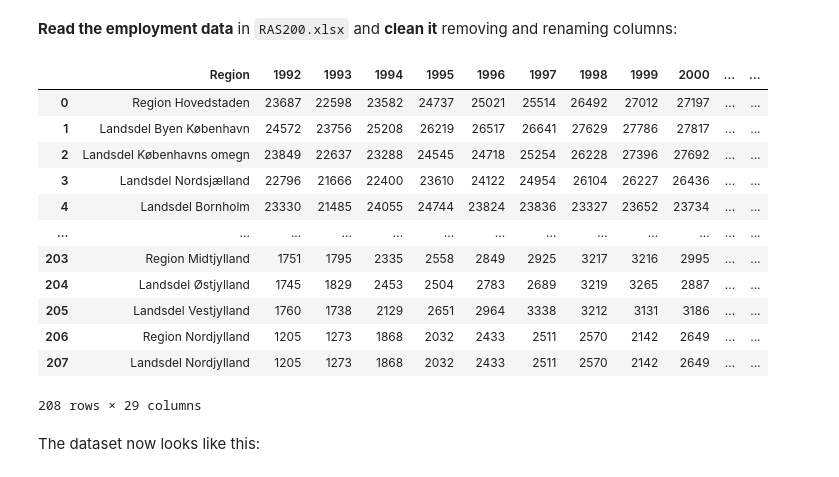
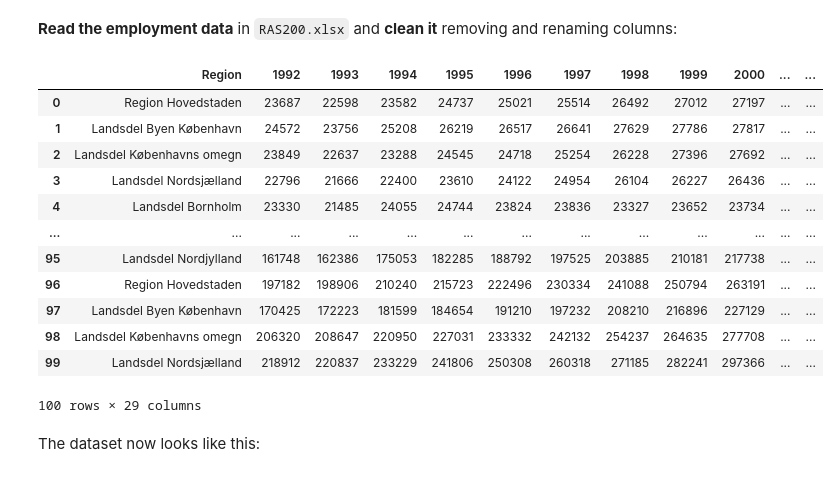
Before and after one commit to AskerNC/projects-2021-stressfaktoren, a Jupyter notebook: dataproject/dataproject.ipynb, the cells around one changed output. Drawn from its saved outputs; the diff is of its cells as text; code cells hidden in the pictures.

```diff
--- a/dataproject/dataproject.ipynb
+++ b/dataproject/dataproject.ipynb
@@ -20,7 +20,8 @@ import seaborn as sb #Graphical package
 from pylab import *
 from matplotlib.font_manager import FontProperties
 import os
-
+pd.set_option('display.max_rows', 30)
+from cycler import cycler
 
 # Local modules
 import dataproject
@@ -33,24 +34,24 @@ import dataproject
 # %%
 wage = pd.read_excel('DST wage.xlsx', skiprows=2) #load data
 wage.head() # look at data
 drop_these = ['Unnamed: ' + str(num) for num in range (4)]
 wage.drop(drop_these, axis=1, inplace=True)
 wage.rename(columns = {'Unnamed: 4' : 'Region'}, inplace=True)#change name in first column
-wage.head(1000)
+wage.head(100)
 # %% [output]
 |  | Region | 1992 | 1993 | 1994 | 1995 | 1996 | 1997 | 1998 | 1999 | 2000 | ... | ... |
 | 0 | Region Hovedstaden | 23687 | 22598 | 23582 | 24737 | 25021 | 25514 | 26492 | 27012 | 27197 | ... | ... |
 | 1 | Landsdel Byen København | 24572 | 23756 | 25208 | 26219 | 26517 | 26641 | 27629 | 27786 | 27817 | ... | ... |
 | 2 | Landsdel Københavns omegn | 23849 | 22637 | 23288 | 24545 | 24718 | 25254 | 26228 | 27396 | 27692 | ... | ... |
 | 3 | Landsdel Nordsjælland | 22796 | 21666 | 22400 | 23610 | 24122 | 24954 | 26104 | 26227 | 26436 | ... | ... |
 | 4 | Landsdel Bornholm | 23330 | 21485 | 24055 | 24744 | 23824 | 23836 | 23327 | 23652 | 23734 | ... | ... |
 | ... | ... | ... | ... | ... | ... | ... | ... | ... | ... | ... | ... | ... |
-| 203 | Region Midtjylland | 1751 | 1795 | 2335 | 2558 | 2849 | 2925 | 3217 | 3216 | 2995 | ... | ... |
-| 204 | Landsdel Østjylland | 1745 | 1829 | 2453 | 2504 | 2783 | 2689 | 3219 | 3265 | 2887 | ... | ... |
-| 205 | Landsdel Vestjylland | 1760 | 1738 | 2129 | 2651 | 2964 | 3338 | 3212 | 3131 | 3186 | ... | ... |
-| 206 | Region Nordjylland | 1205 | 1273 | 1868 | 2032 | 2433 | 2511 | 2570 | 2142 | 2649 | ... | ... |
-| 207 | Landsdel Nordjylland | 1205 | 1273 | 1868 | 2032 | 2433 | 2511 | 2570 | 2142 | 2649 | ... | ... |
+| 95 | Landsdel Nordjylland | 161748 | 162386 | 175053 | 182285 | 188792 | 197525 | 203885 | 210181 | 217738 | ... | ... |
+| 96 | Region Hovedstaden | 197182 | 198906 | 210240 | 215723 | 222496 | 230334 | 241088 | 250794 | 263191 | ... | ... |
+| 97 | Landsdel Byen København | 170425 | 172223 | 181599 | 184654 | 191210 | 197232 | 208210 | 216896 | 227129 | ... | ... |
+| 98 | Landsdel Københavns omegn | 206320 | 208647 | 220950 | 227031 | 233332 | 242132 | 254237 | 264635 | 277708 | ... | ... |
+| 99 | Landsdel Nordsjælland | 218912 | 220837 | 233229 | 241806 | 250308 | 260318 | 271185 | 282241 | 297366 | ... | ... |
-208 rows × 29 columns
+100 rows × 29 columns
 # %% [markdown]
 The dataset now looks like this:
 # %%
```
Also changed, not shown: parts of 29 cells of this notebook.
